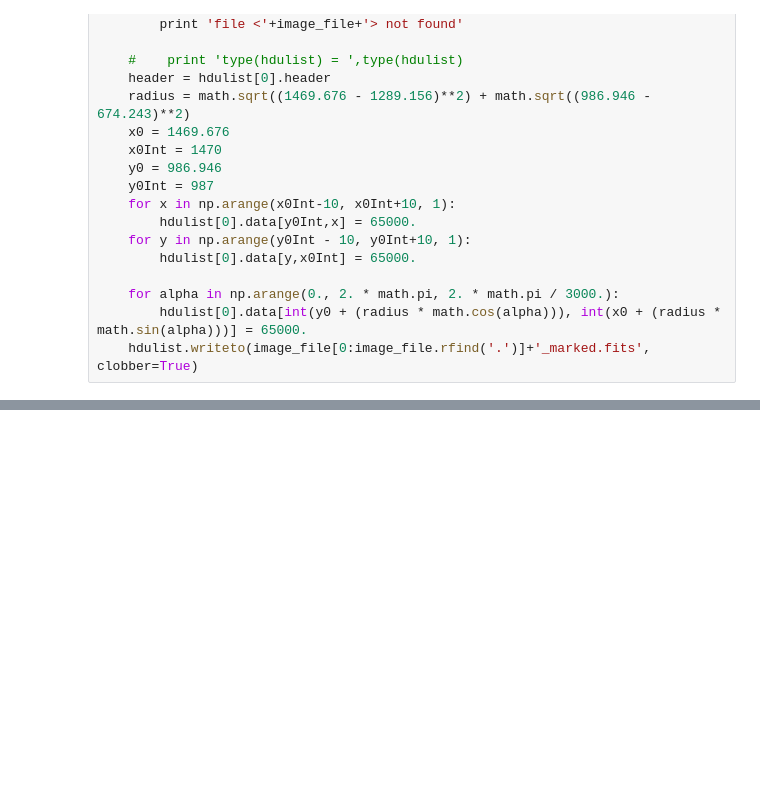
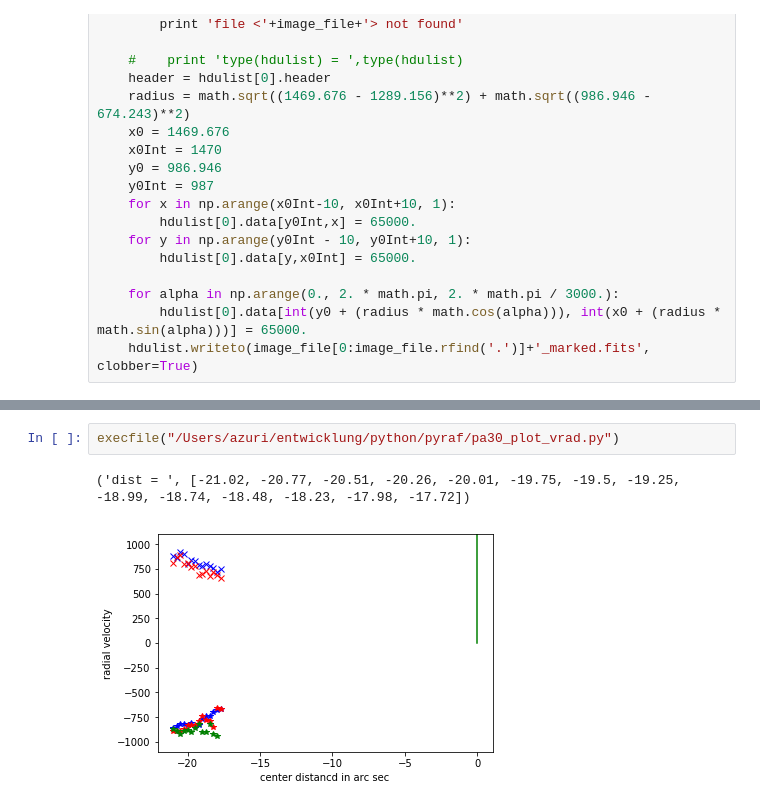
Before and after one commit to ziggyman/python, a Jupyter notebook: pyraf/OSIRIS_extract_nebulae1.ipynb, the cells around one changed output, grey strips where cells are left out. Cells and saved outputs as stored; diff of their text form; blank space fills up the shorter version.

```diff
--- a/pyraf/OSIRIS_extract_nebulae1.ipynb
+++ b/pyraf/OSIRIS_extract_nebulae1.ipynb
@@ -1504,0 +1811,5 @@ for image_file in ['/Users/azuri/temp/gtc_object_wcs.fits', '/Users/azuri/temp/g
+# %%
+execfile("/Users/azuri/entwicklung/python/pyraf/pa30_plot_vrad.py")
+# %% [output]
+('dist = ', [-21.02, -20.77, -20.51, -20.26, -20.01, -19.75, -19.5, -19.25, -18.99, -18.74, -18.48, -18.23, -17.98, -17.72])
+[figure, added]
```
Also changed, not shown: parts of 7 cells of this notebook, 9 other files.
